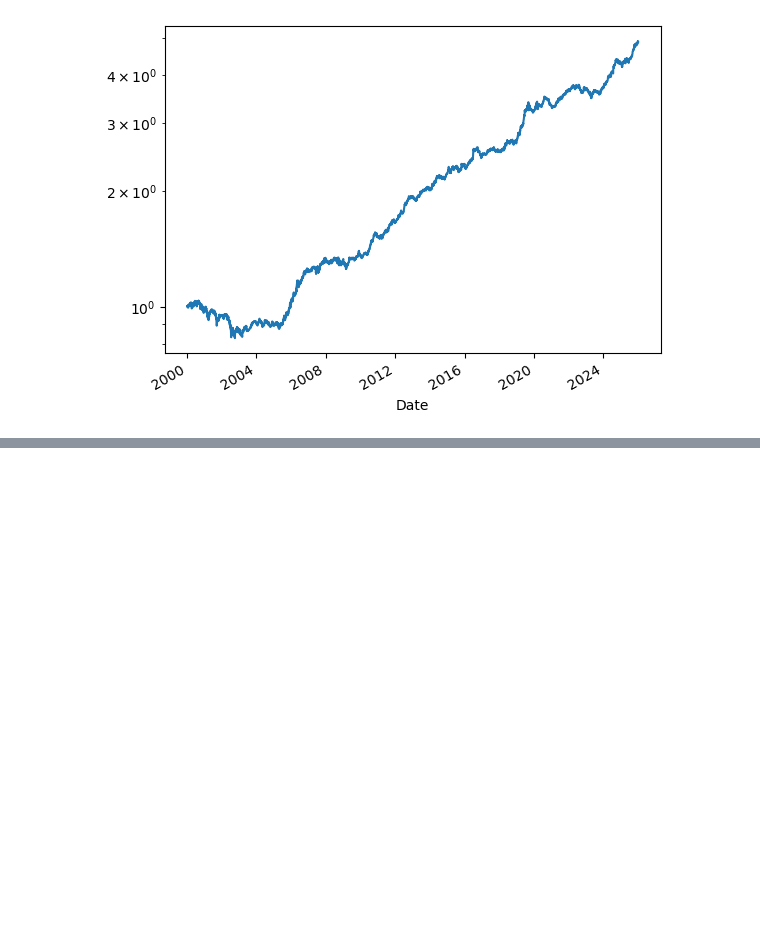
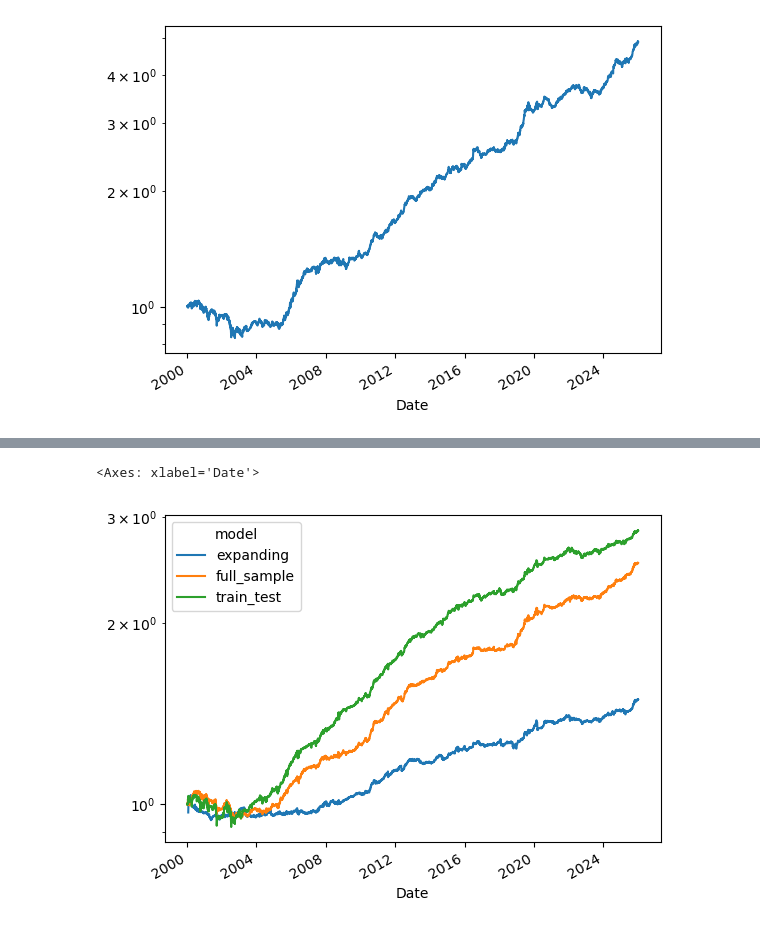
Before and after one commit to diegodalvarez/SignalTrader, a Jupyter notebook: notebook/2DecileModels.ipynb, the cells around one changed output, grey strips where cells are left out. Drawn from its saved outputs; the diff is of its cells as text; code cells hidden in the pictures; blank space fills up the shorter version.

```diff
--- a/notebook/2DecileModels.ipynb
+++ b/notebook/2DecileModels.ipynb
@@ -96,0 +95,19 @@ df_train_test = (train_test_rtn
+# %%
+runner = StrategyRunner(quintile_fitter, "signal", split = "ratio", train_ratio = 0.7).run(df_data)
+# %%
+df_lag1 = runner.apply(EWMVolTarget(span = 100))
+df_lag0 = runner.apply(EWMVolTarget(span = 100, lag = 0))
+df_cap  = runner.apply(EWMVolTarget(span = 100, max_leverage = 5))
+# %%
+(df_lag0
+    .assign(tmp_rtn = lambda x: x.signal_rtn * x.leverage)
+    [["Date", "tmp_rtn", "model"]]
+    .groupby(["Date", "model"])
+    .agg("mean")
+    .reset_index()
+    .pivot(index = "Date", columns = "model", values = "tmp_rtn")
+    .apply(lambda x: np.cumprod(1 + x))
+    .plot(logy = True))
+# %% [output]
+<Axes: xlabel='Date'>
+[figure, added]
```
Also changed, not shown: parts of 3 cells of this notebook, 2 other files.
